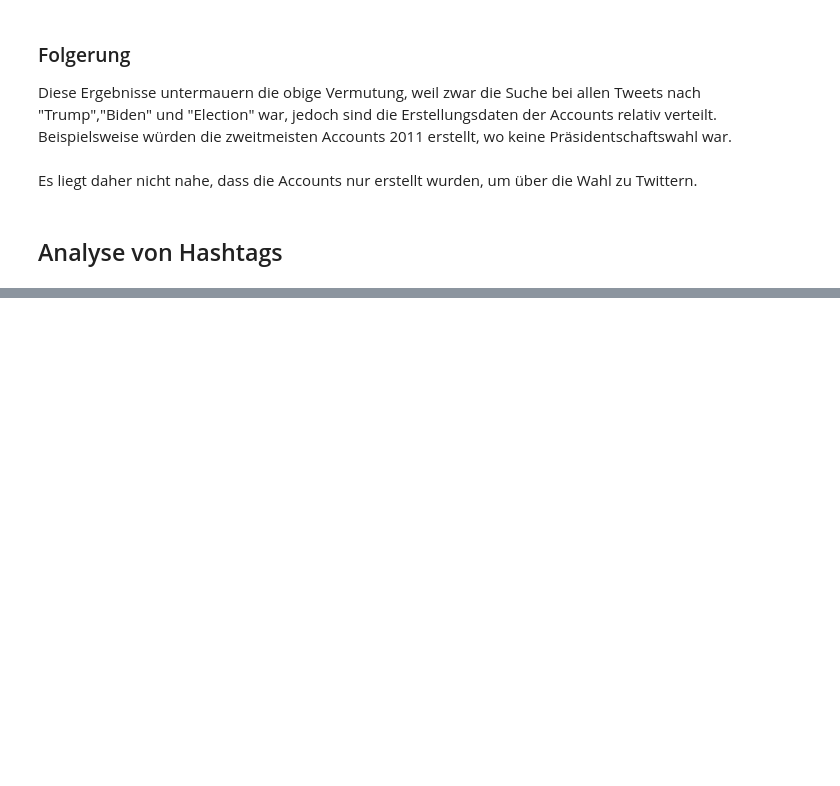
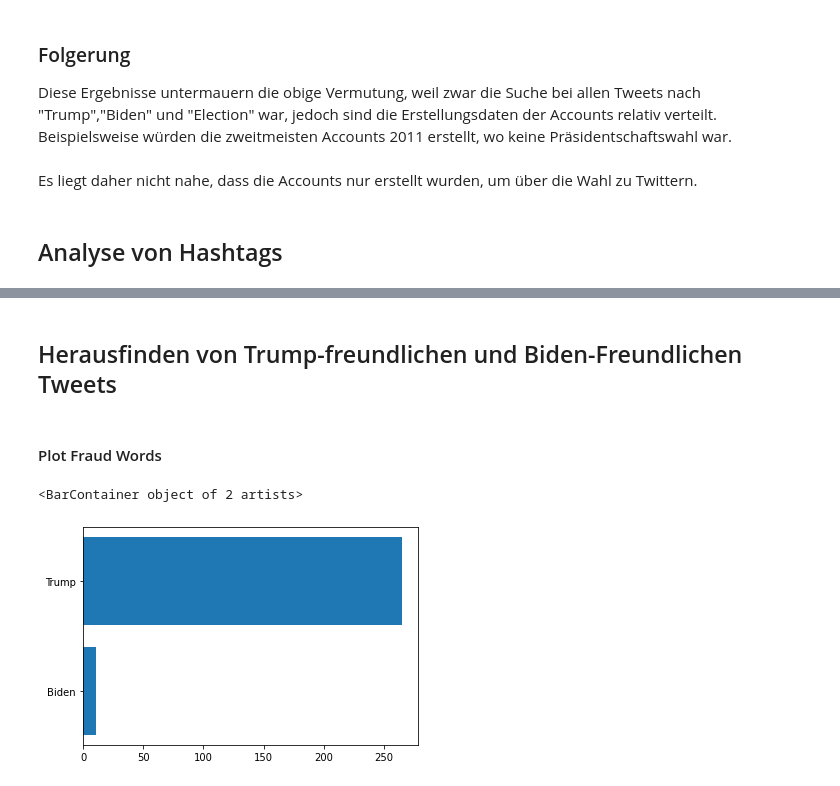
Before and after one commit to felixwortmann/tweeKaLytics, a Jupyter notebook: analytics.ipynb, the cells around one changed output, grey strips where cells are left out. Drawn from its saved outputs; the diff is of its cells as text; code cells hidden in the pictures; blank space fills up the shorter version.

```diff
--- a/analytics.ipynb
+++ b/analytics.ipynb
@@ -257,0 +265,48 @@ hashtag_dir
+# %% [markdown]
+## Herausfinden von Trump-freundlichen und Biden-Freundlichen Tweets
+# %%
+trump_friendly_hashtags = {
+    "trump2020",
+    "trumppence2020",
+    "obamagate",
+    "maga",
+    "maga2020",
+    "trump",
+    "donaldtrump",
+    "mikepence"
+}
+biden_friendly_hashtags = {
+    "biden2020",
+    "bidenharris2020",
+    "presidentelectbiden",
+    "bidenwin",
+    "biden",
+    "joebiden",
+    "kamalaharris"
+}
+# %%
+biden_tweets = []
+trump_tweets = []
+for tweet in data:
+    if "entities" in tweet.keys():
+        hashtags = tweet["entities"]["hashtags"]
+        for hashtag in hashtags:
+            hashtag_text = hashtag["text"].lower()
+            if hashtag_text  in biden_friendly_hashtags:
+                biden_tweets += [tweet["text"]]
+            if hashtag_text in trump_friendly_hashtags:
+                trump_tweets += [tweet["text"]]
+biden_words = [word for tweet in biden_tweets for word in tweet.split(' ')]
+trump_words = [word for tweet in trump_tweets for word in tweet.split(' ')]
+# %%
+def plot(word_set):
+    return (len([word for word in biden_words if word in word_set]), len([word for word in trump_words if word in word_set]))
+# %% [markdown]
+#### Plot Fraud Words
+# %%
+fig, ax = plt.subplots()
+value_data = plot(fraud_word_set)
+ax.barh(["Biden", "Trump"], value_data)
+# %% [output]
+<BarContainer object of 2 artists>
+[figure, added]
```
Also changed, not shown: parts of 9 cells of this notebook.
